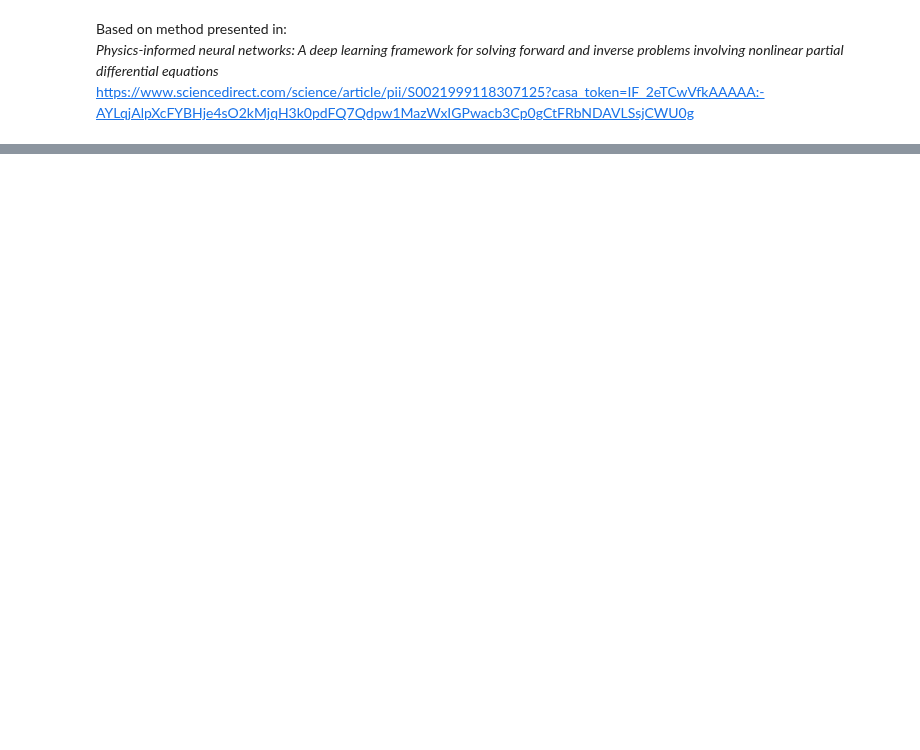
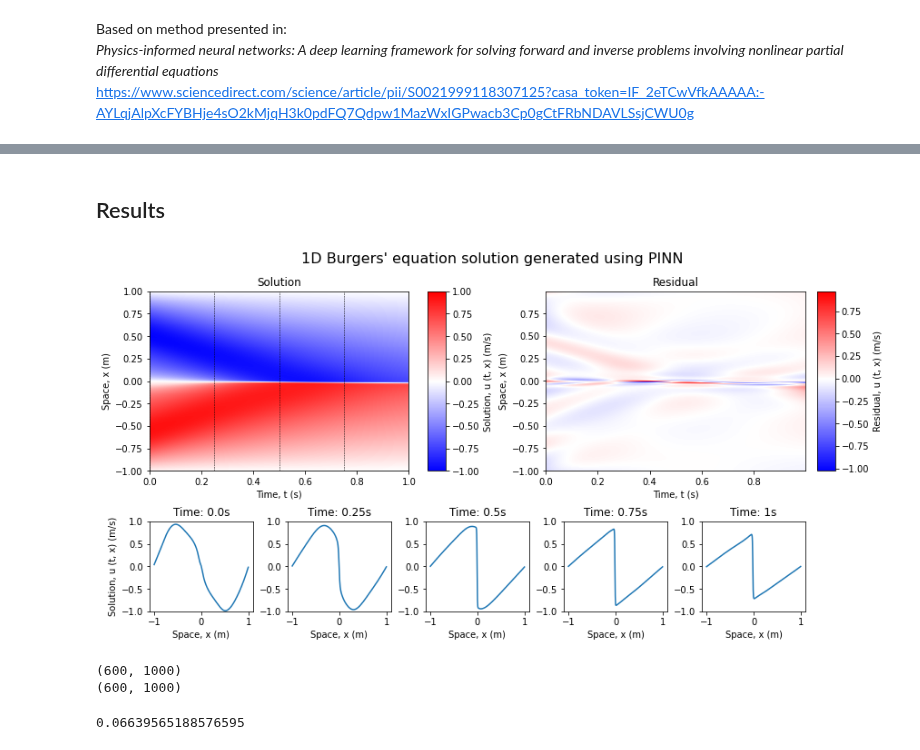
Before and after one commit to StephenTGibson/COMP527-colabNotebooks, a Jupyter notebook: COMP702-MScProject/PINN_method_for_1D_Burgers'_equation_forward_problem_using_L_BFGS.ipynb, the cells around one changed output, grey strips where cells are left out. Saved outputs shown, nothing was run; the diff lists cells and outputs as text; code cells hidden in the pictures; blank space fills up the shorter version.

```diff
--- a/COMP702-MScProject/PINN_method_for_1D_Burgers'_equation_forward_problem_using_L_BFGS.ipynb
+++ b/COMP702-MScProject/PINN_method_for_1D_Burgers'_equation_forward_problem_using_L_BFGS.ipynb
@@ -491,0 +228,60 @@ plt.show()
+# %%
+# compute meshgrid, solution and residual
+# arguments: (model, xDim, yDim, xMin, xMax, yMin, yMax, xArg, yArg, residual=True)
+mesh_x, mesh_y, PINN_solution, PINN_residual = utilityFunctions.create2dMeshData_1dBurgers(model, 1000, 600, 0, 1, -1, 1, 't', 'x', residual=True)
+# %% [markdown]
+## Results
+# %%
+# create figure using gridspec to structure subplots
+fig = plt.figure(
+    figsize=(12, 6),
+    constrained_layout=True
+    )
+gs = GridSpec(3, 20, figure=fig)
+
+# add solution plot
+solutionAx = fig.add_subplot(gs[:2,:10])
+solutionPlot = solutionAx.pcolormesh(mesh_x, mesh_y, PINN_solution, cmap='bwr', vmin=-1, vmax=1)
+solutionAx.set_xlim([0, 1])
+solutionAx.set_ylim([-1, 1])
+
+solutionAx.set_title('Solution')
+solutionAx.set_xlabel('Time, t (s)')
+solutionAx.set_ylabel('Space, x (m)')
+cbar = fig.colorbar(solutionPlot, use_gridspec=True)
+cbar.set_label('Solution, u (t, x) (m/s)')
+
+# add residual plot
+residualAx = fig.add_subplot(gs[:2,10:])
+norm = TwoSlopeNorm(vcenter=0)
+residualPlot = residualAx.pcolormesh(mesh_x, mesh_y, PINN_residual, cmap='bwr', norm=norm)
+residualAx.set_title('Residual')
+residualAx.set_xlabel('Time, t (s)')
+residualAx.set_ylabel('Space, x (m)')
+cbar = fig.colorbar(residualPlot, use_gridspec=True)
+cbar.set_label('Residual, u (t, x) (m/s)')
+
+# iteratively create solution snapshot subplots
+for i in range(5):
+    tPlot = fig.add_subplot(gs[2, i*4:(i+1)*4])
+    if i < 4:
+        tPlot.plot(mesh_y[:, i*(mesh_y.shape[1]//4)], PINN_solution[:, i*(mesh_y.shape[1]//4)])
+        tPlot.set_title('Time: ' + str(i*mesh_x[0, mesh_x[0].shape[0]//4]) + 's')
+        # add vertical lines to solution plot to indicate snapshots
+        solutionAx.vlines(x=i*mesh_x[0, mesh_x[0].shape[0]//4], ymin=mesh_y[0,0], ymax=mesh_y[-1,0], colors='black', ls='--', lw=0.5)
+    else:
+        tPlot.plot(mesh_y[:, -1], PINN_solution[:, -1])
+        tPlot.set_title('Time: ' + str(tMax) + 's')
+
+    tPlot.set_ylim([-1, 1])
+    tPlot.set_xlabel('Space, x (m)')
+    if i == 0:
+        tPlot.set_ylabel('Solution, u (t, x) (m/s)')
+
+# figure title
+fig.suptitle("1D Burgers' equation solution generated using PINN", fontsize=16)
+
+# fig.savefig("1D Burgers' solution - PINN", bbox_inches='tight')
+plt.show()
+# %% [output]
+[figure, added]
@@ -491,0 +290,10 @@ plt.show()
+# %%
+print(FD_solution.shape)
+print(PINN_solution.shape)
+# %% [output]
+(600, 1000)
+(600, 1000)
+# %%
+np.linalg.norm(FD_solution-PINN_solution, 2) / np.linalg.norm(FD_solution, 2)
+# %% [output]
+0.06639565188576595
```
Also changed, not shown: parts of 43 cells of this notebook.
